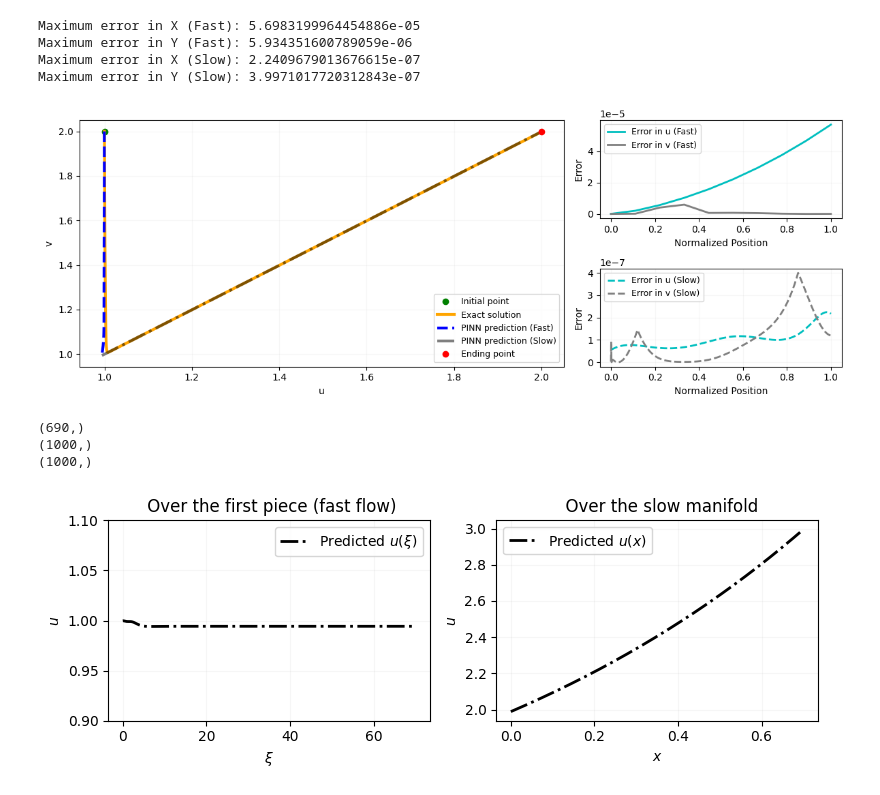
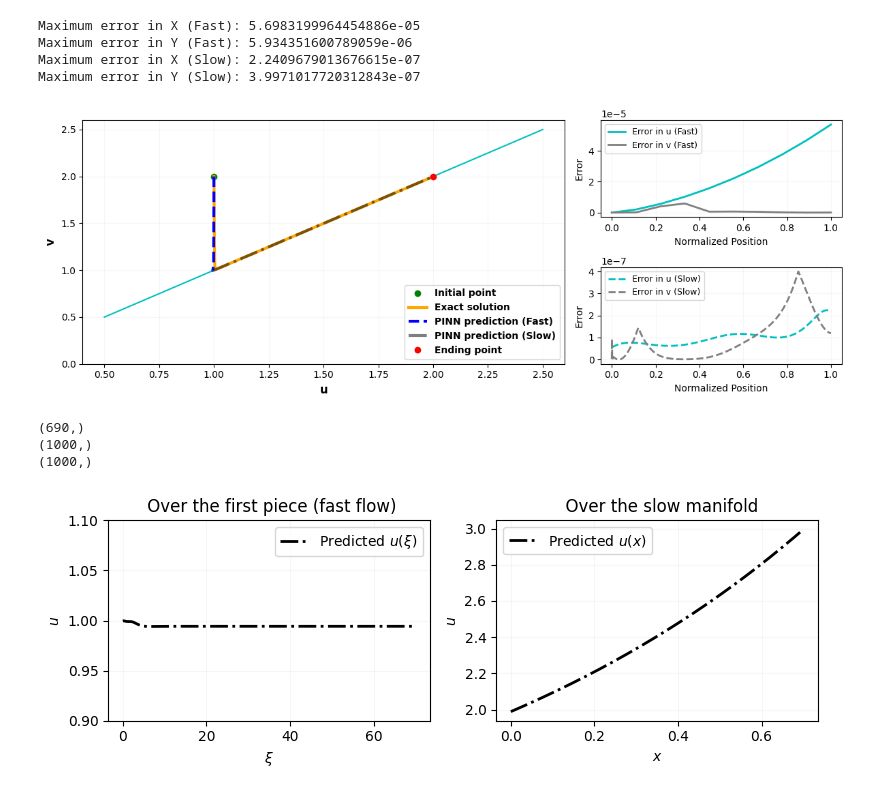
Before and after one commit to Hamid-Mofidi/PINNs_on_Multiple_timescale_dynamics, a Jupyter notebook: Reaction-Diffusion/PINN-rea-diffusion-eps0.001-init(1,2)2.ipynb, the cells around one changed output. Saved outputs shown, nothing was run; the diff lists cells and outputs as text; code cells hidden in the pictures.

```diff
--- a/Reaction-Diffusion/PINN-rea-diffusion-eps0.001-init(1,2)2.ipynb
+++ b/Reaction-Diffusion/PINN-rea-diffusion-eps0.001-init(1,2)2.ipynb
@@ -536,49 +536,55 @@ import matplotlib.gridspec as gridspec
 fig = plt.figure(figsize=(12, 4.5))
 gs = gridspec.GridSpec(2, 2, width_ratios=[2, 1])
 
+
+
 # Plot the solution in the large subplot on the left
 ax1 = fig.add_subplot(gs[:, 0])  # This takes both rows in the first column
+x_line = np.linspace(0.5, 2.5, 100)
+y_line = x_line
+ax1.plot(x_line, y_line, 'c-')
 ax1.plot(x_init, y_init, 'go', label='Initial point')
 ax1.plot(x_exact[:-10], y_exact[:-10], '-', color='orange', label='Exact solution', linewidth=3)
 ax1.plot(x_pred_fast, y_pred_fast, 'b--', label='PINN prediction (Fast)', linewidth=3)
 ax1.plot(x_pred_slow, y_pred_slow, 'k-.', label='PINN prediction (Slow)', alpha=0.5, linewidth=3)
 ax1.plot(x_end, y_end, 'ro', label='Ending point')
+ax1.set_ylim(bottom=0)
 
-ax1.set_xlabel('u')
-ax1.set_ylabel('v')
-ax1.legend()
+ax1.set_xlabel('u', fontsize=12, fontweight='bold')
+ax1.set_ylabel('v', fontsize=12, fontweight='bold')
+ax1.legend(prop={'size': 10, 'weight': 'bold'}, loc='lower right')
 ax1.grid(True, alpha=0.1)
-ax1.legend(prop={'size': 9})
+
 
 # Plot the first error subplot on the top right
 ax2 = fig.add_subplot(gs[0, 1])
 ax2.plot(positions_fast, error_fast_x, '-', color='c', label='Error in u (Fast)', linewidth=2)
 ax2.plot(positions_fast, error_fast_y, '-', color='grey', label='Error in v (Fast)', linewidth=2)
 ax2.set_xlabel('Normalized Position')
 ax2.set_ylabel('Error')
 ax2.legend(prop={'size': 9})
 ax2.grid(True, alpha=0.1)
 
 # Plot the second error subplot on the bottom right
 ax3 = fig.add_subplot(gs[1, 1])
 ax3.plot(positions_slow, error_slow_x, '--', color='c', label='Error in u (Slow)', linewidth=2)
 ax3.plot(positions_slow, error_slow_y, '--', color='grey', label='Error in v (Slow)', linewidth=2)
 ax3.set_xlabel('Normalized Position')
 ax3.set_ylabel('Error')
 ax3.legend(prop={'size': 9})
 ax3.grid(True, alpha=0.1)
 
 plt.tight_layout()
 plt.show()
 
 shape_x_exact = x_exact[:-310].shape
 print(shape_x_exact)
 shape_x_pred_fast = x_pred_fast.shape
 print(shape_x_pred_fast)
 shape_x_pred_slow = x_pred_slow.shape
 print(shape_x_pred_slow)
 # %% [output]
-[figure, old version]
+[figure, new version]
 (690,)
 (1000,)
 (1000,)
```
Also changed, not shown: parts of 1 cell of this notebook.
